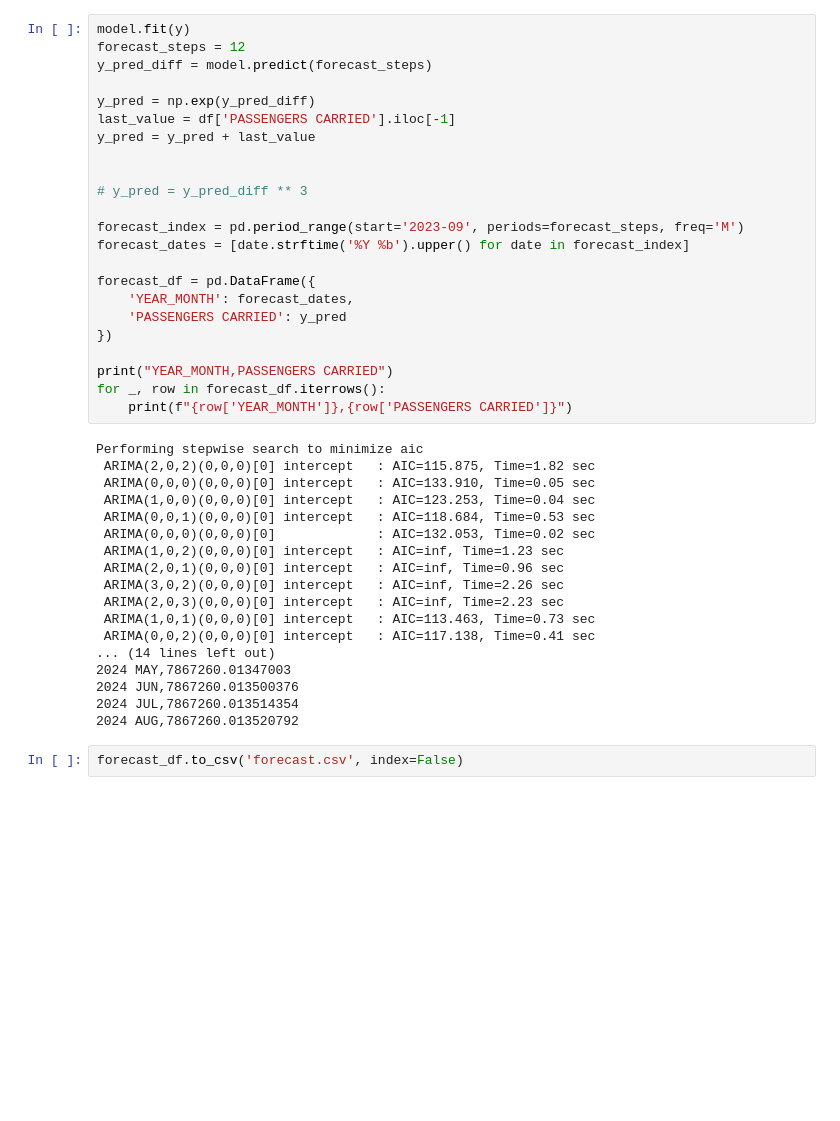
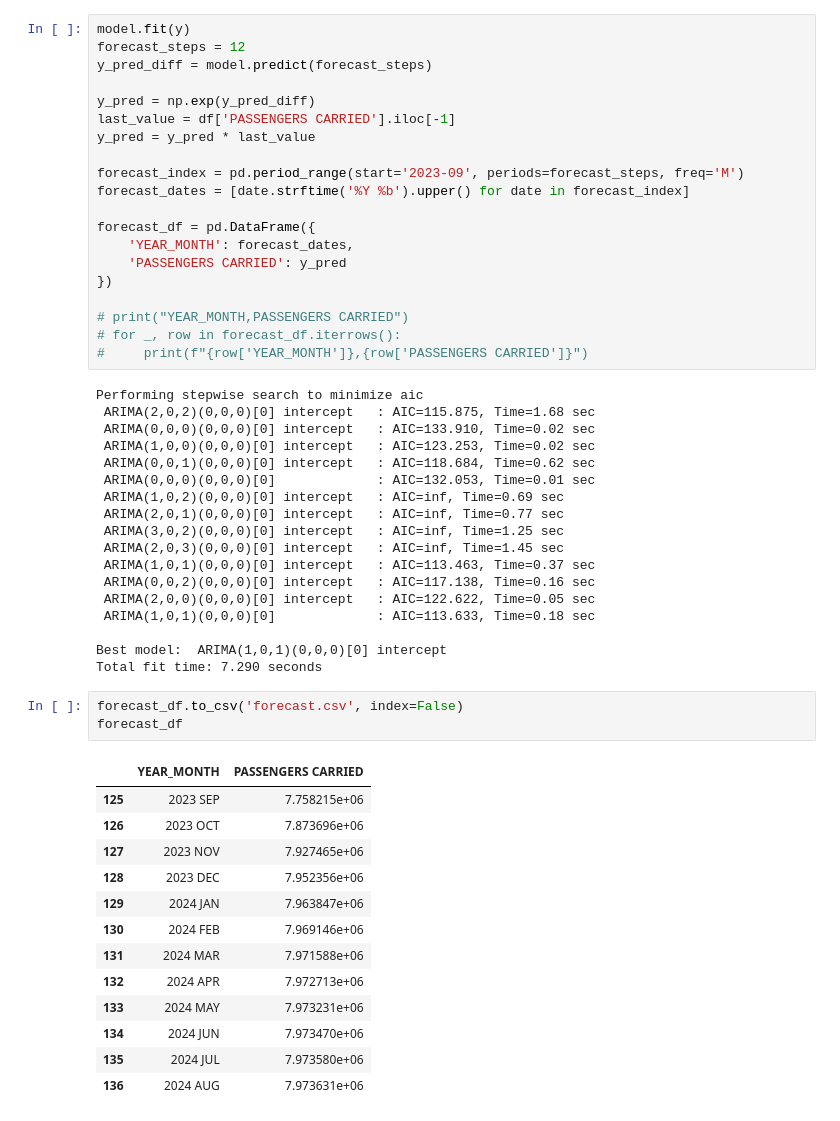
Before and after one commit to abhijain565aj/CS215-Assignment, a Jupyter notebook: A4-23B0903-23B0928-23B1057/code/q2.ipynb, the cells around one changed output. Cells and saved outputs as stored; diff of their text form; blank space fills up the shorter version.

```diff
--- a/A4-23B0903-23B0928-23B1057/code/q2.ipynb
+++ b/A4-23B0903-23B0928-23B1057/code/q2.ipynb
@@ -82,10 +69,7 @@ y_pred_diff = model.predict(forecast_steps)
 
 y_pred = np.exp(y_pred_diff)
 last_value = df['PASSENGERS CARRIED'].iloc[-1]
-y_pred = y_pred + last_value
-
-
-# y_pred = y_pred_diff ** 3
+y_pred = y_pred * last_value
 
 forecast_index = pd.period_range(start='2023-09', periods=forecast_steps, freq='M')
 forecast_dates = [date.strftime('%Y %b').upper() for date in forecast_index]
@@ -95,26 +79,41 @@ forecast_df = pd.DataFrame({
     'PASSENGERS CARRIED': y_pred
 })
 
-print("YEAR_MONTH,PASSENGERS CARRIED")
-for _, row in forecast_df.iterrows():
-    print(f"{row['YEAR_MONTH']},{row['PASSENGERS CARRIED']}")
+# print("YEAR_MONTH,PASSENGERS CARRIED")
+# for _, row in forecast_df.iterrows():
+#     print(f"{row['YEAR_MONTH']},{row['PASSENGERS CARRIED']}")
 # %% [output]
 Performing stepwise search to minimize aic
- ARIMA(2,0,2)(0,0,0)[0] intercept   : AIC=115.875, Time=1.82 sec
- ARIMA(0,0,0)(0,0,0)[0] intercept   : AIC=133.910, Time=0.05 sec
- ARIMA(1,0,0)(0,0,0)[0] intercept   : AIC=123.253, Time=0.04 sec
- ARIMA(0,0,1)(0,0,0)[0] intercept   : AIC=118.684, Time=0.53 sec
- ARIMA(0,0,0)(0,0,0)[0]             : AIC=132.053, Time=0.02 sec
- ARIMA(1,0,2)(0,0,0)[0] intercept   : AIC=inf, Time=1.23 sec
- ARIMA(2,0,1)(0,0,0)[0] intercept   : AIC=inf, Time=0.96 sec
- ARIMA(3,0,2)(0,0,0)[0] intercept   : AIC=inf, Time=2.26 sec
- ARIMA(2,0,3)(0,0,0)[0] intercept   : AIC=inf, Time=2.23 sec
- ARIMA(1,0,1)(0,0,0)[0] intercept   : AIC=113.463, Time=0.73 sec
- ARIMA(0,0,2)(0,0,0)[0] intercept   : AIC=117.138, Time=0.41 sec
-... (14 lines left out)
-2024 MAY,7867260.01347003
-2024 JUN,7867260.013500376
-2024 JUL,7867260.013514354
-2024 AUG,7867260.013520792
+ ARIMA(2,0,2)(0,0,0)[0] intercept   : AIC=115.875, Time=1.68 sec
+ ARIMA(0,0,0)(0,0,0)[0] intercept   : AIC=133.910, Time=0.02 sec
+ ARIMA(1,0,0)(0,0,0)[0] intercept   : AIC=123.253, Time=0.02 sec
+ ARIMA(0,0,1)(0,0,0)[0] intercept   : AIC=118.684, Time=0.62 sec
+ ARIMA(0,0,0)(0,0,0)[0]             : AIC=132.053, Time=0.01 sec
+ ARIMA(1,0,2)(0,0,0)[0] intercept   : AIC=inf, Time=0.69 sec
+ ARIMA(2,0,1)(0,0,0)[0] intercept   : AIC=inf, Time=0.77 sec
+ ARIMA(3,0,2)(0,0,0)[0] intercept   : AIC=inf, Time=1.25 sec
+ ARIMA(2,0,3)(0,0,0)[0] intercept   : AIC=inf, Time=1.45 sec
+ ARIMA(1,0,1)(0,0,0)[0] intercept   : AIC=113.463, Time=0.37 sec
+ ARIMA(0,0,2)(0,0,0)[0] intercept   : AIC=117.138, Time=0.16 sec
+ ARIMA(2,0,0)(0,0,0)[0] intercept   : AIC=122.622, Time=0.05 sec
+ ARIMA(1,0,1)(0,0,0)[0]             : AIC=113.633, Time=0.18 sec
+
+Best model:  ARIMA(1,0,1)(0,0,0)[0] intercept
+Total fit time: 7.290 seconds
 # %%
 forecast_df.to_csv('forecast.csv', index=False)
+forecast_df
+# %% [output]
+|  | YEAR_MONTH | PASSENGERS CARRIED |
+| 125 | 2023 SEP | 7.758215e+06 |
+| 126 | 2023 OCT | 7.873696e+06 |
+| 127 | 2023 NOV | 7.927465e+06 |
+| 128 | 2023 DEC | 7.952356e+06 |
+| 129 | 2024 JAN | 7.963847e+06 |
+| 130 | 2024 FEB | 7.969146e+06 |
+| 131 | 2024 MAR | 7.971588e+06 |
+| 132 | 2024 APR | 7.972713e+06 |
+| 133 | 2024 MAY | 7.973231e+06 |
+| 134 | 2024 JUN | 7.973470e+06 |
+| 135 | 2024 JUL | 7.973580e+06 |
+| 136 | 2024 AUG | 7.973631e+06 |
```
Also changed, not shown: parts of 6 cells of this notebook, 2 other files.
